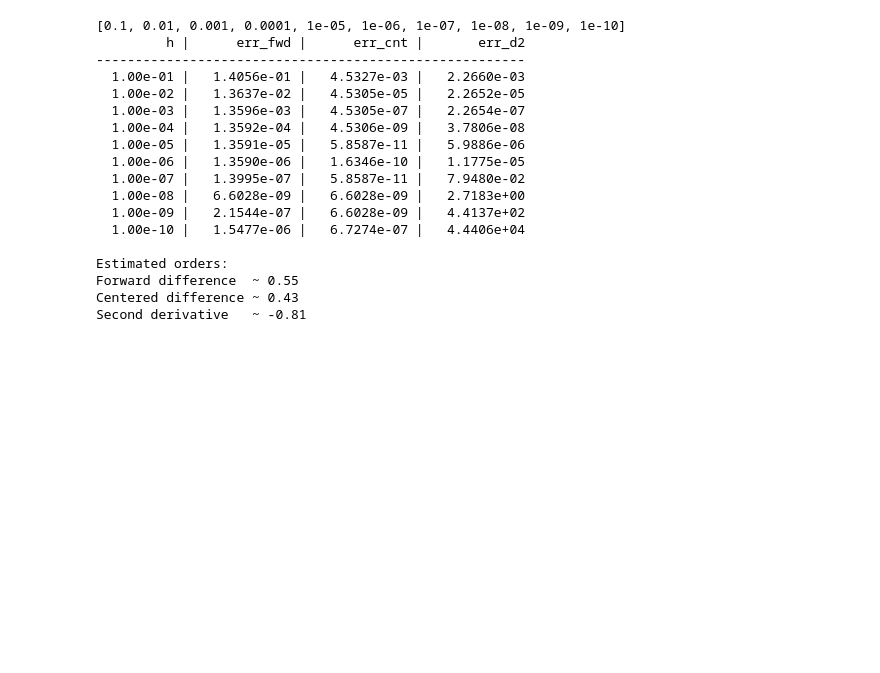
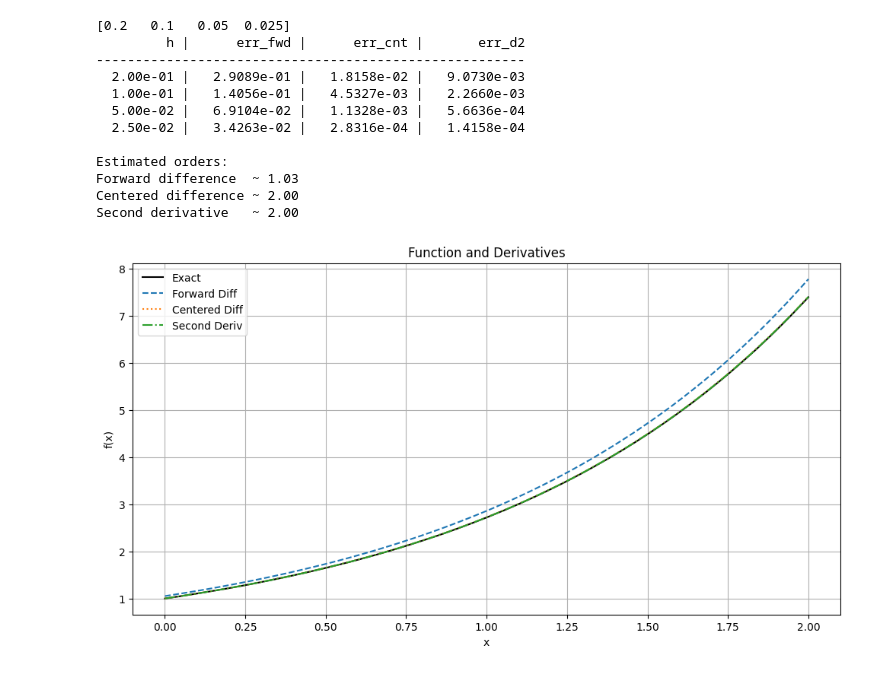
Before and after one commit to mohdkashifansari/Optimisation_and_Numerical_Analysis_Techniques, a Jupyter notebook: NumPDE/Ex3.ipynb, the cells around one changed output. Cells and saved outputs as stored; diff of their text form; code cells hidden in the pictures; blank space fills up the shorter version.

```diff
--- a/NumPDE/Ex3.ipynb
+++ b/NumPDE/Ex3.ipynb
@@ -1,5 +1,6 @@
 # %%
 import numpy as np
+import matplotlib.pyplot as plt
 
 def f(x):
     return np.exp(x)
@@ -22,8 +23,8 @@ def d2f(f, x, h):
 x0 = 1.0
 
 # step sizes
-hs = [10**(-k) for k in range(1, 11)]
-
+hs = np.array([0.2, 0.1, 0.05, 0.025])
+#hs = np.array([0.1, 0.01, 0.001])
 print(hs)
 
 print(f"{'h':>10} | {'err_fwd':>12} | {'err_cnt':>12} | {'err_d2':>12}")
@@ -63,21 +64,30 @@ print(f"Forward difference  ~ {np.mean(orders_fwd):.2f}")
 print(f"Centered difference ~ {np.mean(orders_cnt):.2f}")
 print(f"Second derivative   ~ {np.mean(orders_d2):.2f}")
 # %% [output]
-[0.1, 0.01, 0.001, 0.0001, 1e-05, 1e-06, 1e-07, 1e-08, 1e-09, 1e-10]
+[0.2   0.1   0.05  0.025]
          h |      err_fwd |      err_cnt |       err_d2
 -------------------------------------------------------
+  2.00e-01 |   2.9089e-01 |   1.8158e-02 |   9.0730e-03
   1.00e-01 |   1.4056e-01 |   4.5327e-03 |   2.2660e-03
-  1.00e-02 |   1.3637e-02 |   4.5305e-05 |   2.2652e-05
-  1.00e-03 |   1.3596e-03 |   4.5305e-07 |   2.2654e-07
-  1.00e-04 |   1.3592e-04 |   4.5306e-09 |   3.7806e-08
-  1.00e-05 |   1.3591e-05 |   5.8587e-11 |   5.9886e-06
-  1.00e-06 |   1.3590e-06 |   1.6346e-10 |   1.1775e-05
-  1.00e-07 |   1.3995e-07 |   5.8587e-11 |   7.9480e-02
-  1.00e-08 |   6.6028e-09 |   6.6028e-09 |   2.7183e+00
-  1.00e-09 |   2.1544e-07 |   6.6028e-09 |   4.4137e+02
-  1.00e-10 |   1.5477e-06 |   6.7274e-07 |   4.4406e+04
+  5.00e-02 |   6.9104e-02 |   1.1328e-03 |   5.6636e-04
+  2.50e-02 |   3.4263e-02 |   2.8316e-04 |   1.4158e-04
 
 Estimated orders:
-Forward difference  ~ 0.55
-Centered difference ~ 0.43
-Second derivative   ~ -0.81
+Forward difference  ~ 1.03
+Centered difference ~ 2.00
+Second derivative   ~ 2.00
+# %%
+plt.figure(figsize=(12, 6))
+x_vals = np.linspace(0, 2, 100)
+plt.plot(x_vals, f(x_vals), label='Exact', color='black')
+plt.plot(x_vals, df_fwd(f, x_vals, 0.1), label='Forward Diff', linestyle='dashed')
+plt.plot(x_vals, df_cnt(f, x_vals, 0.1), label='Centered Diff', linestyle='dotted')
+plt.plot(x_vals, d2f(f, x_vals, 0.1), label='Second Deriv', linestyle='dashdot')
+plt.xlabel('x')
+plt.ylabel('f(x)')
+plt.title('Function and Derivatives')
+plt.legend()
+plt.grid()
+plt.show()
+# %% [output]
+[figure, added]
```
Also changed, not shown: 11 other files.
